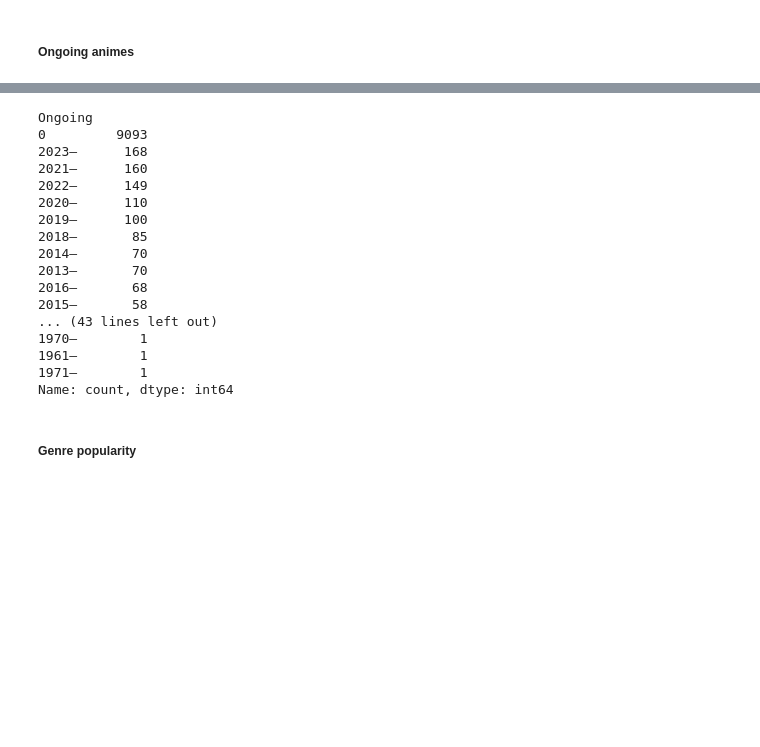
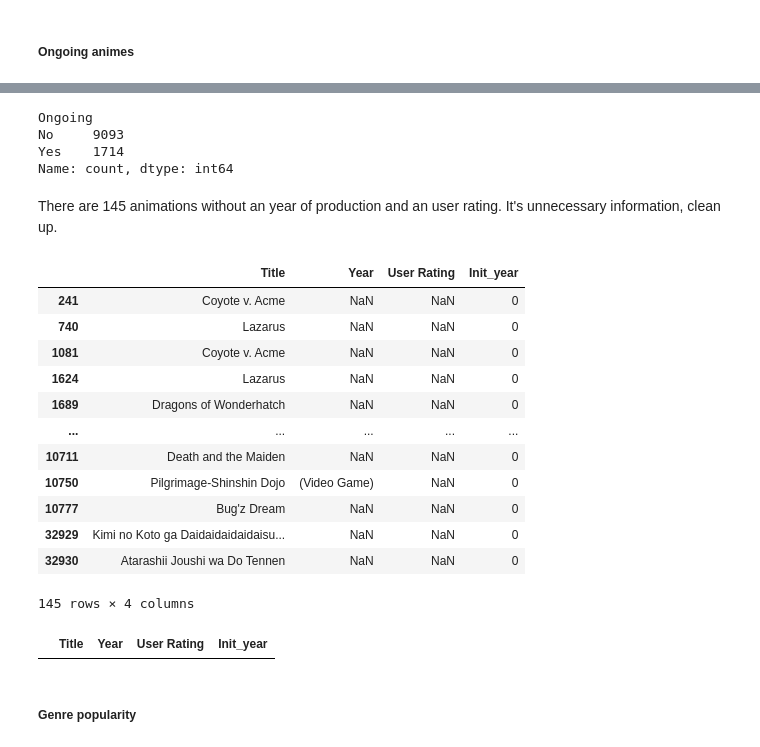
Before and after one commit to GustavoKuroda/anime_analysis, a Jupyter notebook: src/analysis.ipynb, the cells around one changed output, grey strips where cells are left out. Saved outputs shown, nothing was run; the diff lists cells and outputs as text; code cells hidden in the pictures; blank space fills up the shorter version.

```diff
--- a/src/analysis.ipynb
+++ b/src/analysis.ipynb
@@ -146,29 +146,42 @@ data = data[data['Episode'].str.isnumeric()]
 data['Episode'] = data['Episode'].astype(int)
 
 # Filter rows with 'Episode' is different to 1
-diff_1 = data.query("Episode != 1")
+filtered = data.query("Episode != 1")
 
 # Count the values in 'Ongoing'
-count = diff_1['Ongoing'].value_counts()
+count = filtered['Ongoing'].value_counts()
 
 print(count)
 # %% [output]
 Ongoing
-0         9093
-2023–      168
-2021–      160
-2022–      149
-2020–      110
-2019–      100
-2018–       85
-2014–       70
-2013–       70
-2016–       68
-2015–       58
-... (43 lines left out)
-1970–        1
-1961–        1
-1971–        1
+No     9093
+Yes    1714
 Name: count, dtype: int64
+# %% [markdown]
+There are 145 animations without an year of production and an user rating. It's unnecessary information, clean up.
+# %%
+filtered[filtered['Init_year'] == 0][["Title", "Year", "User Rating", "Init_year"]]
+# %% [output]
+|  | Title | Year | User Rating | Init_year |
+| 241 | Coyote v. Acme | NaN | NaN | 0 |
+| 740 | Lazarus | NaN | NaN | 0 |
+| 1081 | Coyote v. Acme | NaN | NaN | 0 |
+| 1624 | Lazarus | NaN | NaN | 0 |
+| 1689 | Dragons of Wonderhatch | NaN | NaN | 0 |
+| ... | ... | ... | ... | ... |
+| 10711 | Death and the Maiden | NaN | NaN | 0 |
+| 10750 | Pilgrimage-Shinshin Dojo | (Video Game) | NaN | 0 |
+| 10777 | Bug'z Dream | NaN | NaN | 0 |
+| 32929 | Kimi no Koto ga Daidaidaidaidaisu... | NaN | NaN | 0 |
+| 32930 | Atarashii Joushi wa Do Tennen | NaN | NaN | 0 |
+145 rows × 4 columns
+# %%
+# Filter rows with 'Init_year' different to 0
+filtered = filtered.query('Init_year != 0')
+
+# Show that there are no rows with 'Init_year' equals to 0
+filtered[filtered['Init_year'] == 0][["Title", "Year", "User Rating", "Init_year"]]
+# %% [output]
+|  | Title | Year | User Rating | Init_year |
 # %%
 # Save new dataframe
```
Also changed, not shown: parts of 7 cells of this notebook, 3 other files.
